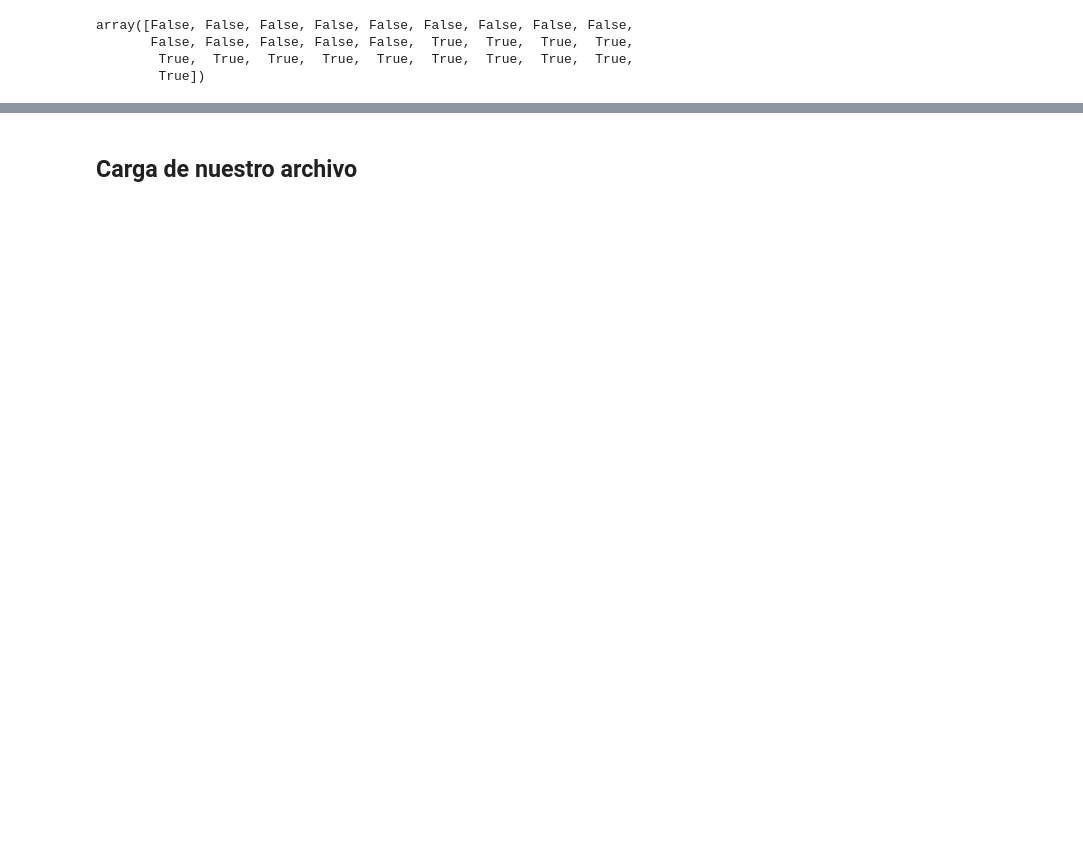
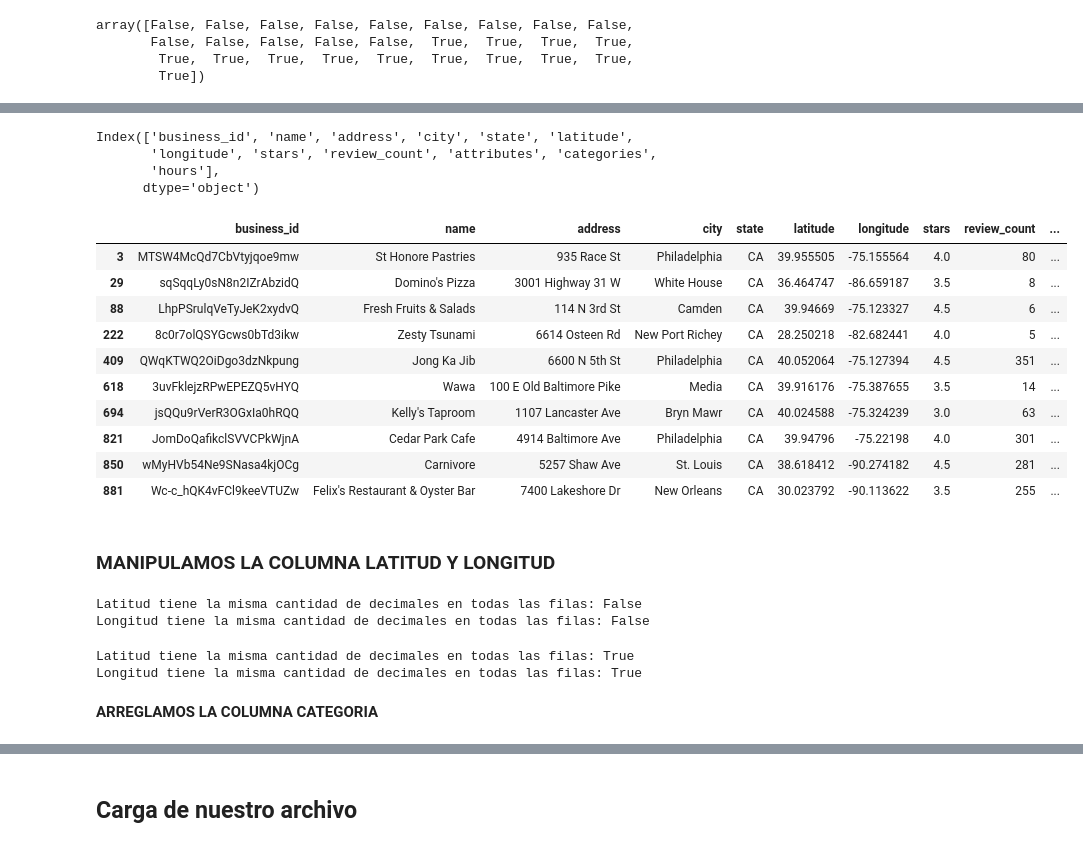
Before and after one commit to williamCastro32/PF_Google_yelp_Map, a Jupyter notebook: Notebook/1.2-ETL-yelp-bussines.ipynb, the cells around one changed output, grey strips where cells are left out. Cells and saved outputs as stored; diff of their text form; code cells hidden in the pictures; blank space fills up the shorter version.

```diff
--- a/Notebook/1.2-ETL-yelp-bussines.ipynb
+++ b/Notebook/1.2-ETL-yelp-bussines.ipynb
@@ -268,0 +277,25 @@ memory usage: 17.8+ MB
+# %%
+# Eliminamos'is_open', 'postal_code'.
+df_bussi = df_bussi.drop(columns=['is_open', 'postal_code'])
+df_bussi.columns
+# %% [output]
+Index(['business_id', 'name', 'address', 'city', 'state', 'latitude',
+       'longitude', 'stars', 'review_count', 'attributes', 'categories',
+       'hours'],
+      dtype='object')
+# %%
+df_bussi.head(10)
+# %% [output]
+|  | business_id | name | address | city | state | latitude | longitude | stars | review_count | ... |
+| 3 | MTSW4McQd7CbVtyjqoe9mw | St Honore Pastries | 935 Race St | Philadelphia | CA | 39.955505 | -75.155564 | 4.0 | 80 | ... |
+| 29 | sqSqqLy0sN8n2IZrAbzidQ | Domino's Pizza | 3001 Highway 31 W | White House | CA | 36.464747 | -86.659187 | 3.5 | 8 | ... |
+| 88 | LhpPSrulqVeTyJeK2xydvQ | Fresh Fruits & Salads | 114 N 3rd St | Camden | CA | 39.94669 | -75.123327 | 4.5 | 6 | ... |
+| 222 | 8c0r7olQSYGcws0bTd3ikw | Zesty Tsunami | 6614 Osteen Rd | New Port Richey | CA | 28.250218 | -82.682441 | 4.0 | 5 | ... |
+| 409 | QWqKTWQ2OiDgo3dzNkpung | Jong Ka Jib | 6600 N 5th St | Philadelphia | CA | 40.052064 | -75.127394 | 4.5 | 351 | ... |
+| 618 | 3uvFklejzRPwEPEZQ5vHYQ | Wawa | 100 E Old Baltimore Pike | Media | CA | 39.916176 | -75.387655 | 3.5 | 14 | ... |
+| 694 | jsQQu9rVerR3OGxIa0hRQQ | Kelly's Taproom | 1107 Lancaster Ave | Bryn Mawr | CA | 40.024588 | -75.324239 | 3.0 | 63 | ... |
+| 821 | JomDoQafikclSVVCPkWjnA | Cedar Park Cafe | 4914 Baltimore Ave | Philadelphia | CA | 39.94796 | -75.22198 | 4.0 | 301 | ... |
+| 850 | wMyHVb54Ne9SNasa4kjOCg | Carnivore | 5257 Shaw Ave | St. Louis | CA | 38.618412 | -90.274182 | 4.5 | 281 | ... |
+| 881 | Wc-c_hQK4vFCl9keeVTUZw | Felix's Restaurant & Oyster Bar | 7400 Lakeshore Dr | New Orleans | CA | 30.023792 | -90.113622 | 3.5 | 255 | ... |
+# %% [markdown]
+### **MANIPULAMOS LA COLUMNA LATITUD Y LONGITUD**
@@ -268,0 +314,43 @@ memory usage: 17.8+ MB
+# %%
+# Mostrar el resultado
+print("Latitud tiene la misma cantidad de decimales en todas las filas:", lat_decimal_same)
+print("Longitud tiene la misma cantidad de decimales en todas las filas:", lon_decimal_same)
+
+# Eliminar las columnas auxiliares
+df_bussi.drop(['lat_decimal_count', 'lon_decimal_count'], axis=1, inplace=True)
+# %% [output]
+Latitud tiene la misma cantidad de decimales en todas las filas: False
+Longitud tiene la misma cantidad de decimales en todas las filas: False
+# %%
+# Función para completar con ceros a la derecha hasta llegar a la cantidad deseada de decimales
+def completar_decimales(valor, decimales):
+    partes = str(valor).split('.')
+    if len(partes) == 1:
+        return f"{valor}.{'0' * decimales}"
+    elif len(partes[1]) < decimales:
+        return f"{valor}{'0' * (decimales - len(partes[1]))}"
+    else:
+        return valor
+
+# Número de decimales deseado
+decimales = 6
+
+# Redondear latitud y longitud a la cantidad deseada de decimales
+df_bussi['latitude'] = df_bussi['latitude'].astype(float).round(decimales)
+df_bussi['longitude'] = df_bussi['longitude'].astype(float).round(decimales)
+
+# Convertir de nuevo a string y completar con ceros a la derecha si tienen menos de 6 decimales
+df_bussi['latitude'] = df_bussi['latitude'].apply(lambda x: completar_decimales(x, decimales))
+df_bussi['longitude'] = df_bussi['longitude'].apply(lambda x: completar_decimales(x, decimales))
+
+# Verificar si todas las filas tienen la misma cantidad de decimales
+latitud_decimales_iguales = df_bussi['latitude'].apply(lambda x: len(str(x).split('.')[-1])) == decimales
+longitud_decimales_iguales = df_bussi['longitude'].apply(lambda x: len(str(x).split('.')[-1])) == decimales
+
+print("Latitud tiene la misma cantidad de decimales en todas las filas:", latitud_decimales_iguales.all())
+print("Longitud tiene la misma cantidad de decimales en todas las filas:", longitud_decimales_iguales.all())
+# %% [output]
+Latitud tiene la misma cantidad de decimales en todas las filas: True
+Longitud tiene la misma cantidad de decimales en todas las filas: True
+# %% [markdown]
+**ARREGLAMOS LA COLUMNA CATEGORIA**
```
Also changed, not shown: parts of 54 cells of this notebook, 11 other files.
